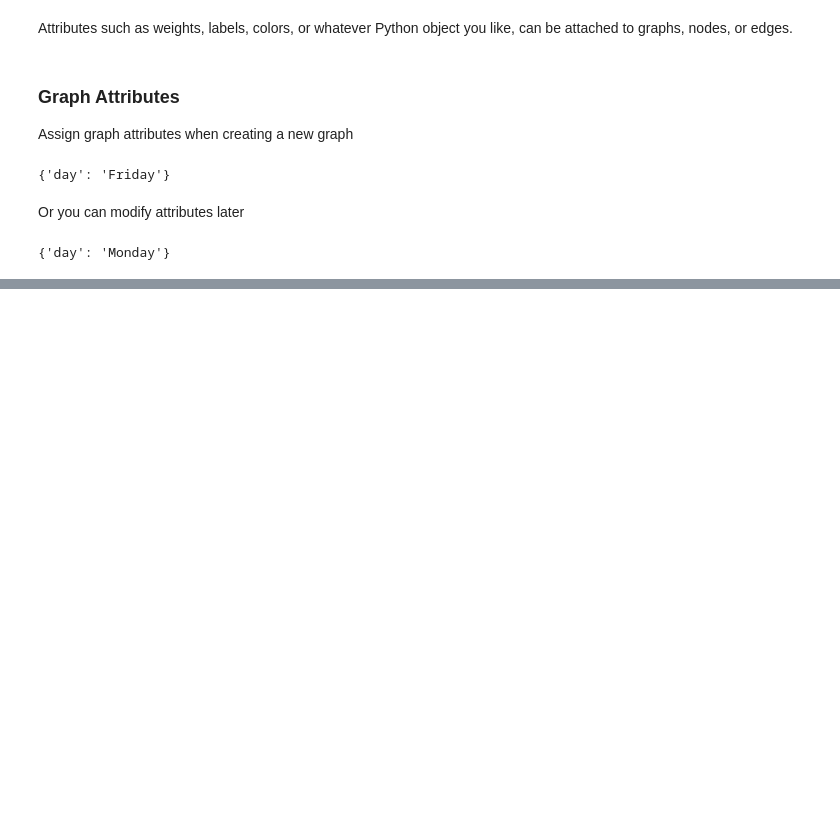
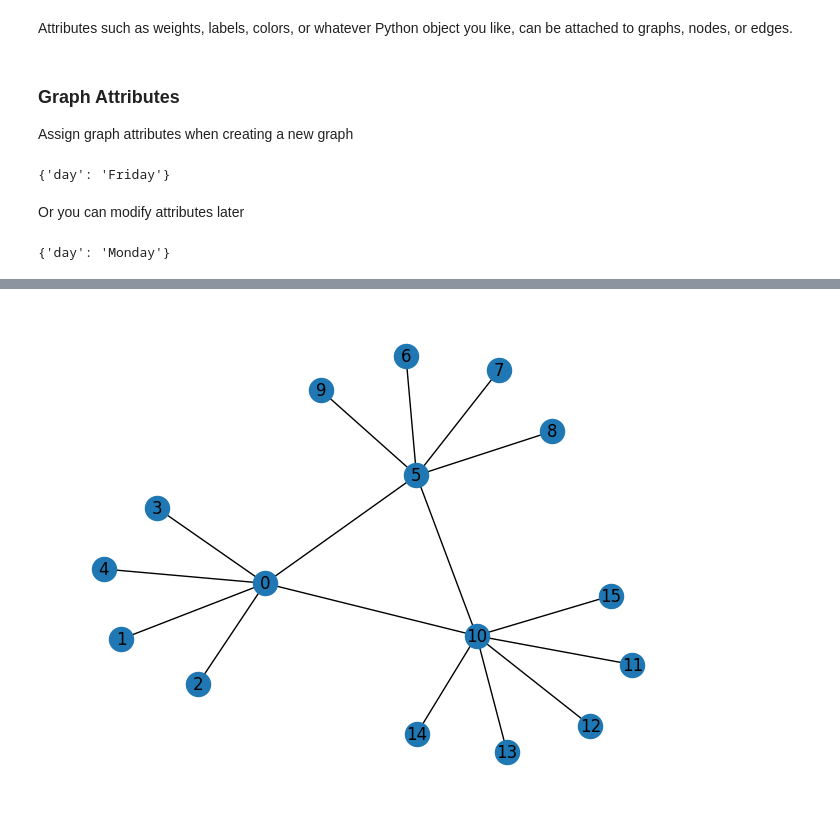
Before and after one commit to Sacredfuel/data-visualization-fa26, a Jupyter notebook: lectures/lecture7.ipynb, the cells around one changed output, grey strips where cells are left out. Saved outputs shown, nothing was run; the diff lists cells and outputs as text; code cells hidden in the pictures; blank space fills up the shorter version.

```diff
--- a/lectures/lecture7.ipynb
+++ b/lectures/lecture7.ipynb
@@ -267,0 +361,13 @@ G.graph
+# %%
+D1, D2, D3 = nx.star_graph(5), nx.star_graph(5), nx.star_graph(5)
+
+D2 = nx.relabel_nodes(D2, lambda x : x + 5)
+D3 = nx.relabel_nodes(D3, lambda x : x + 10)
+
+D = nx.compose_all([D1, D2, D3])
+
+D.add_edges_from([(0,5),(5,10),(0,10)])
+
+nx.draw(D, with_labels=True)
+# %% [output]
+[figure, added]
```
Also changed, not shown: parts of 16 cells of this notebook, 3 other files.
